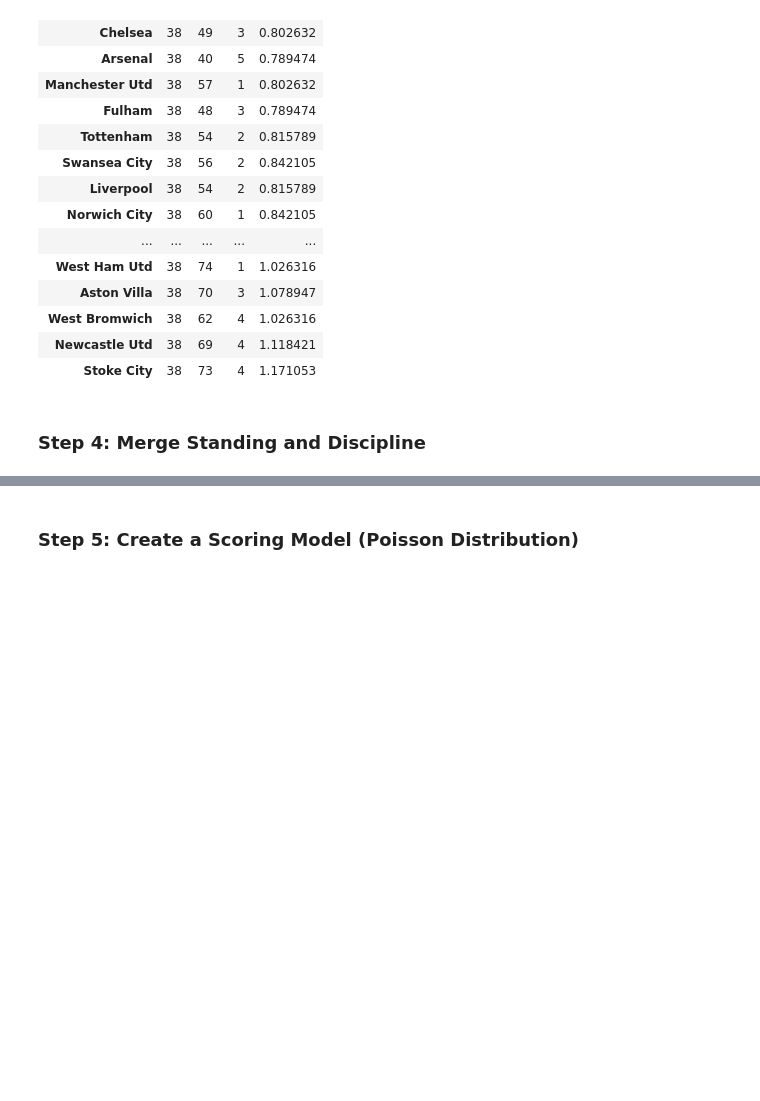
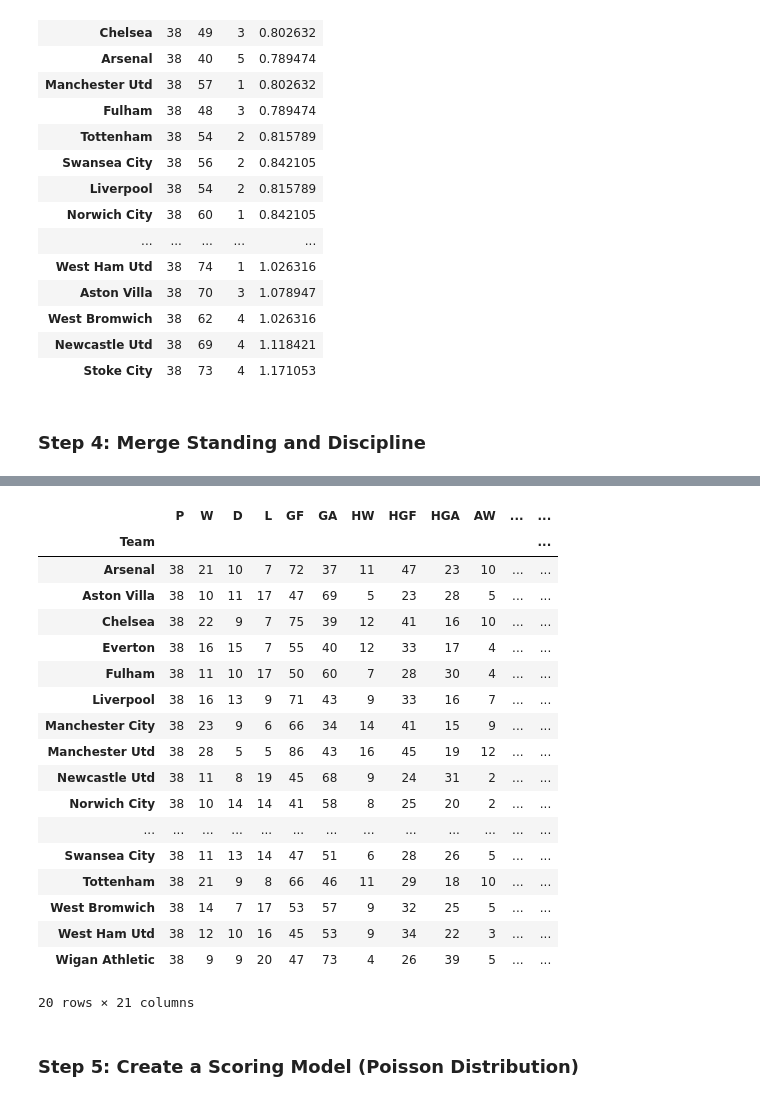
Before and after one commit to slee279/EPL, a Jupyter notebook: Data_Clean.ipynb, the cells around one changed output, grey strips where cells are left out. Cells and saved outputs as stored; diff of their text form; code cells hidden in the pictures; blank space fills up the shorter version.

```diff
--- a/Data_Clean.ipynb
+++ b/Data_Clean.ipynb
@@ -437,3 +421,25 @@ dict_final_seasons['2015'].T
+# %%
+dict_final_seasons['2012']
+# %% [output]
+|  | P | W | D | L | GF | GA | HW | HGF | HGA | AW | ... | ... |
+| Team |  |  |  |  |  |  |  |  |  |  |  | ... |
+| Arsenal | 38 | 21 | 10 | 7 | 72 | 37 | 11 | 47 | 23 | 10 | ... | ... |
+| Aston Villa | 38 | 10 | 11 | 17 | 47 | 69 | 5 | 23 | 28 | 5 | ... | ... |
+| Chelsea | 38 | 22 | 9 | 7 | 75 | 39 | 12 | 41 | 16 | 10 | ... | ... |
+| Everton | 38 | 16 | 15 | 7 | 55 | 40 | 12 | 33 | 17 | 4 | ... | ... |
+| Fulham | 38 | 11 | 10 | 17 | 50 | 60 | 7 | 28 | 30 | 4 | ... | ... |
+| Liverpool | 38 | 16 | 13 | 9 | 71 | 43 | 9 | 33 | 16 | 7 | ... | ... |
+| Manchester City | 38 | 23 | 9 | 6 | 66 | 34 | 14 | 41 | 15 | 9 | ... | ... |
+| Manchester Utd | 38 | 28 | 5 | 5 | 86 | 43 | 16 | 45 | 19 | 12 | ... | ... |
+| Newcastle Utd | 38 | 11 | 8 | 19 | 45 | 68 | 9 | 24 | 31 | 2 | ... | ... |
+| Norwich City | 38 | 10 | 14 | 14 | 41 | 58 | 8 | 25 | 20 | 2 | ... | ... |
+| ... | ... | ... | ... | ... | ... | ... | ... | ... | ... | ... | ... | ... |
+| Swansea City | 38 | 11 | 13 | 14 | 47 | 51 | 6 | 28 | 26 | 5 | ... | ... |
+| Tottenham | 38 | 21 | 9 | 8 | 66 | 46 | 11 | 29 | 18 | 10 | ... | ... |
+| West Bromwich | 38 | 14 | 7 | 17 | 53 | 57 | 9 | 32 | 25 | 5 | ... | ... |
+| West Ham Utd | 38 | 12 | 10 | 16 | 45 | 53 | 9 | 34 | 22 | 3 | ... | ... |
+| Wigan Athletic | 38 | 9 | 9 | 20 | 47 | 73 | 4 | 26 | 39 | 5 | ... | ... |
+20 rows × 21 columns
 # %%
 for season in range(2012, 2018):
     dict_final_seasons[str(season)].to_csv('./Data/epl_table_' + str(season-2000) + str(season-1999) + '.csv')
```
Also changed, not shown: parts of 5 cells of this notebook, 9 other files.
